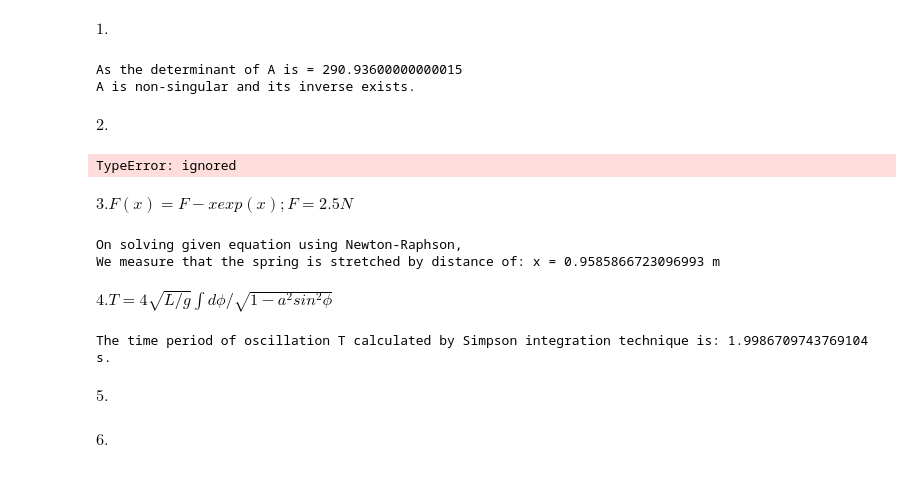
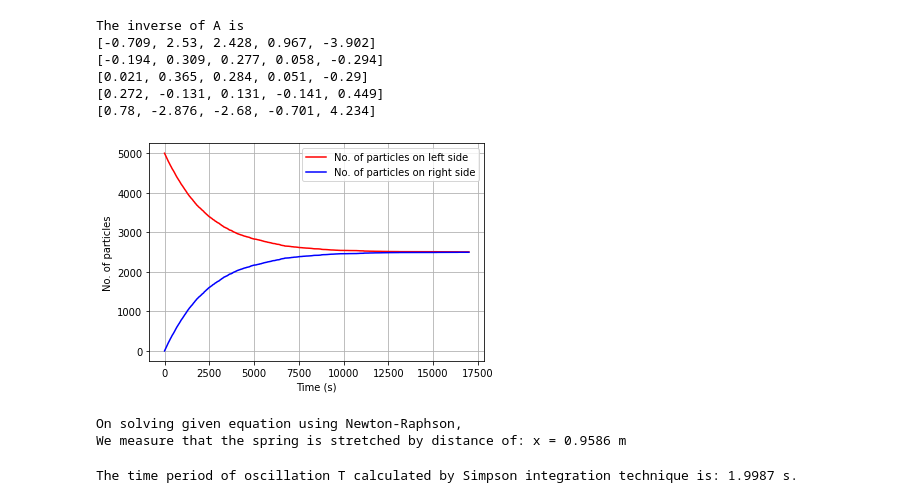
Before and after one commit to varun-subudhi/Computational-Lab-P346, a Jupyter notebook: endsem/2011188_P346_endsem.ipynb, the cells around one changed output. Saved outputs shown, nothing was run; the diff lists cells and outputs as text; code cells hidden in the pictures.

```diff
--- a/endsem/2011188_P346_endsem.ipynb
+++ b/endsem/2011188_P346_endsem.ipynb
@@ -1,2 +0,0 @@
-# %% [markdown]
-$1.$
@@ -3,5 +6,5 @@ $1.$
 # %%
-# 1
+#1
 
 A = [[0.2,-5,3,0.4,0],
      [-0.5,1,7,-2,0.3],
@@ -9,50 +12,56 @@ A = [[0.2,-5,3,0.4,0],
      [3,0.8,2,-0.4,3],
      [0.5,3,2,0.4,1]]
 
-det_A = determinant(A)
-if det_A != 0:
-  print("As the determinant of A is =" ,det_A)
-  print("A is non-singular and its inverse exists.")
-  #LU_decomp(A)
-else:
-  print("The determinant of A is 0, hence is non-invertible.")
+At = transpose(A,5)
+
+B1 = [1,0,0,0,0]
+B2 = [0,1,0,0,0]
+B3 = [0,0,1,0,0]
+B4 = [0,0,0,1,0]
+B5 = [0,0,0,0,1]
+
+print("The inverse of A is: " )
+lu_decomp(At,B1,5)
+lu_decomp(At,B2,5)
+lu_decomp(At,B3,5)
+lu_decomp(At,B4,5)
+lu_decomp(At,B5,5)
 # %% [output]
-As the determinant of A is = 290.93600000000015
-A is non-singular and its inverse exists.
+The inverse of A is
+[-0.709, 2.53, 2.428, 0.967, -3.902]
+[-0.194, 0.309, 0.277, 0.058, -0.294]
+[0.021, 0.365, 0.284, 0.051, -0.29]
+[0.272, -0.131, 0.131, -0.141, 0.449]
+[0.78, -2.876, -2.68, -0.701, 4.234]
-# %% [markdown]
-$2.$
 # %%
 # 2
 
-import matplotlib.pyplot as plt
 N0 = 5000
 nl = 5000
 nr = 0
 Nl = [5000]
 Nr = [0]
-rand = rand_lcg(0.1)
+rand = rand_lcg(3,17000)
 
 for t in range(17000):
     if rand[t] <= nl/N0:
         nl -= 1
         nr += 1
     if rand[t] <= 1-nl/N0:
         nl += 1
         nr -= 1
     Nl.append(nl)
     Nr.append(nr)
 
 plt.plot(Nl,color='r',label='No. of particles on left side')
-plt.plot(Nr,color='g',label='No. of particles on right side')
-plt.ylabel('No of particles')
-plt.xlabel('Time (in seconds)')
+plt.plot(Nr,color='b',label='No. of particles on right side')
+plt.ylabel('No. of particles')
+plt.xlabel('Time (s)')
 plt.legend()
 plt.grid()
 plt.show()
 # %% [output]
-TypeError: ignored
+[figure, added]
-# %% [markdown]
-$3.F(x) = F - xexp(x); F = 2.5N$
 # %%
 # 3
 
@@ -62,16 +71,13 @@ def F(x):
   return f - x*(e**x)
 
 r, e, i = newton_raphson(F, 1, 1e-6)
-print("On solving given equation using Newton-Raphson, \nWe measure that the spring is stretched by distance of: x =", r, "m")
+ans3 = round(r,4)
+print("On solving given equation using Newton-Raphson, \nWe measure that the spring is stretched by distance of: x =", ans3, "m")
 # %% [output]
 On solving given equation using Newton-Raphson,
-We measure that the spring is stretched by distance of: x = 0.9585866723096993 m
+We measure that the spring is stretched by distance of: x = 0.9586 m
-# %% [markdown]
-$4. T = 4\sqrt{L/g}∫d\phi/\sqrt{1-a^2sin^2\phi}$
 # %%
 # 4
-
-import math
 
 def T(x):
   L = 1
@@ -84,9 +90,7 @@ def T(x):
 
 a = 0
 b = math.pi/2
-
-print("The time period of oscillation T calculated by Simpson integration technique is:", simpson(T,a,b,10), "s.")
+ans4 = round(simpson(T,a,b,10),4)
+print("The time period of oscillation T calculated by Simpson integration technique is:", ans4, "s.")
 # %% [output]
-The time period of oscillation T calculated by Simpson integration technique is: 1.9986709743769104 s.
+The time period of oscillation T calculated by Simpson integration technique is: 1.9987 s.
-# %% [markdown]
-$5.$
@@ -141,2 +96,0 @@ plt.ylabel("Position (y)")
-# %% [markdown]
-$6.$
```
Also changed, not shown: parts of 10 cells of this notebook, 2 other files.
